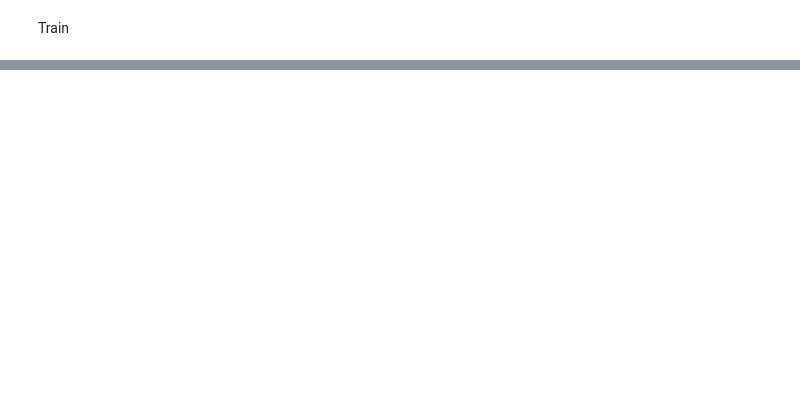
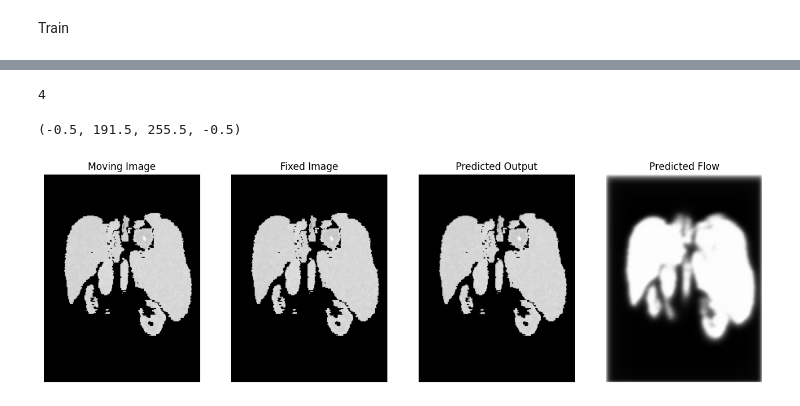
Before and after one commit to tdiepenb/MedicalImageRegistration, a Jupyter notebook: voxelmorph_torch2.ipynb, the cells around one changed output, grey strips where cells are left out. Saved outputs shown, nothing was run; the diff lists cells and outputs as text; code cells hidden in the pictures; blank space fills up the shorter version.

Commit message:
adjusts the Lumir implementation of voxelmorph

```diff
--- a/voxelmorph_torch2.ipynb
+++ b/voxelmorph_torch2.ipynb
@@ -826,0 +848,5 @@ Training Starts
+# %%
+model_path = './data/AbdomenCTCT/experiments/VoxelMorph_ncc_1_diffusion_1/voxelmorph_wts.pth.tar'
+checkpoint = torch.load(model_path)
+model.load_state_dict(checkpoint['state_dict'])
+model.cuda()
@@ -826,0 +871,3 @@ Training Starts
+# %%
+val_set = AbdomenCTDataset(base_dir=data_base_dir, image_paths=val_images, stage='train')
+val_loader = DataLoader(val_set, batch_size=1, shuffle=True)
@@ -826,0 +891,41 @@ Training Starts
+# %%
+len(moving_imgs)
+# %% [output]
+4
+# %%
+valIdx = 2
+# %%
+moving_image_np = moving_imgs[valIdx].cpu().numpy()[0, 0, :, :,
+                  int(moving_imgs[valIdx].shape[4] / 2)]  # Get a central slice
+fixed_image_np = fixed_imgs[valIdx].cpu().numpy()[0, 0, :, :,
+                 int(fixed_imgs[valIdx].shape[4] / 2)]  # Get a central slice
+predicted_output_np = predicted_outputs[valIdx].cpu().numpy()[0, 0, :, :,
+                      int(predicted_outputs[valIdx].shape[4] / 2)]  # Get a central slice
+predicted_flow_np = predicted_flows[valIdx].cpu().numpy()[0, 0, :, :,
+                    int(predicted_flows[valIdx].shape[4] / 2)]  # Get a central slice
+# %%
+# Step 4: Plot the images side by side
+
+fig, (ax0, ax1, ax2, ax3) = plt.subplots(ncols=4, figsize=(16,8))
+# Plot moving image
+ax0.imshow(moving_image_np, cmap='gray')
+ax0.set_title('Moving Image')
+ax0.axis('off')
+
+# Plot fixed image
+ax1.imshow(fixed_image_np, cmap='gray')
+ax1.set_title('Fixed Image')
+ax1.axis('off')
+
+# Plot predicted output image
+ax2.imshow(predicted_output_np, cmap='gray')
+ax2.set_title('Predicted Output')
+ax2.axis('off')
+
+# Plot predicted flow image
+ax3.imshow(predicted_flow_np, cmap='gray')
+ax3.set_title('Predicted Flow')
+ax3.axis('off')
+# %% [output]
+(-0.5, 191.5, 255.5, -0.5)
+[figure, added]
```
Also changed, not shown: parts of 10 cells of this notebook, 1 other file.
